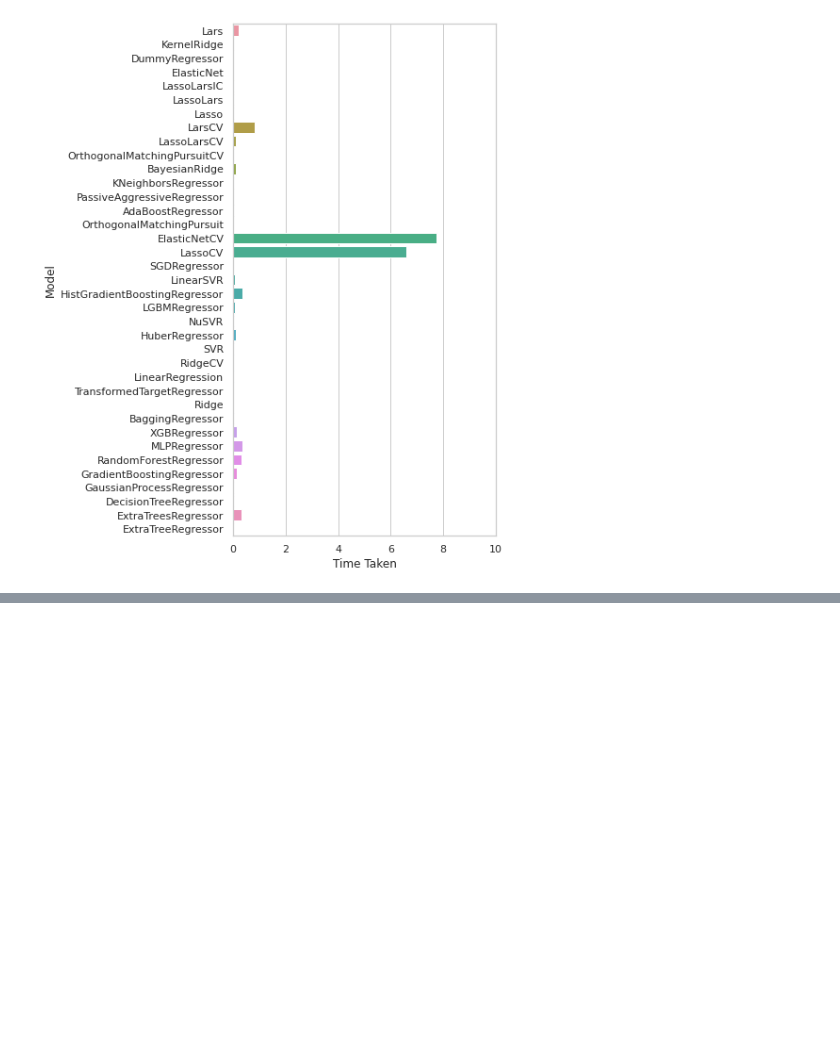
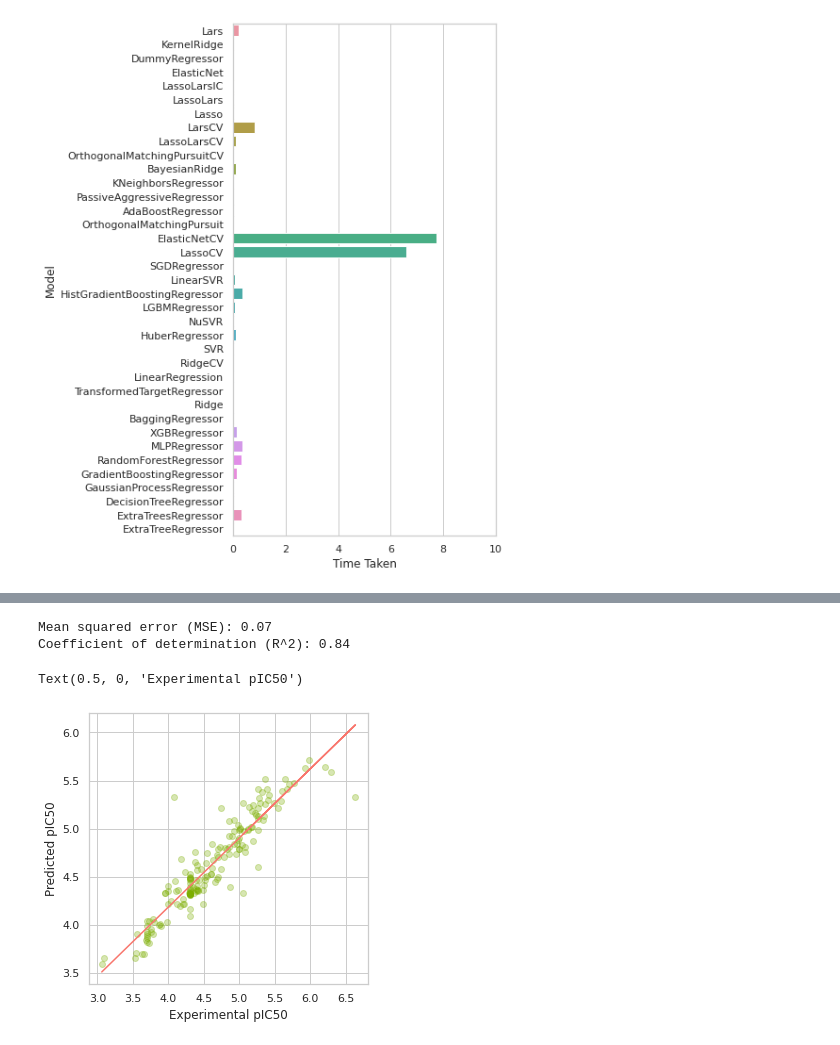
Before and after one commit to truong128/RNA-seq, a Jupyter notebook: Coronavirus_ID_06.ipynb, the cells around one changed output, grey strips where cells are left out. Cells and saved outputs as stored; diff of their text form; code cells hidden in the pictures; blank space fills up the shorter version.

```diff
--- a/Coronavirus_ID_06.ipynb
+++ b/Coronavirus_ID_06.ipynb
@@ -1114,0 +1157,3 @@ ax.set(xlim=(0, 10))
+# %%
+Y = dataset.iloc[:,-1]
+Y
@@ -1114,0 +1173,10 @@ ax.set(xlim=(0, 10))
+# %%
+from sklearn.feature_selection import VarianceThreshold
+
+def remove_low_variance(input_data, threshold=0.1):
+    selection = VarianceThreshold(threshold)
+    selection.fit(input_data)
+    return input_data[input_data.columns[selection.get_support(indices=True)]]
+
+X = remove_low_variance(X, threshold=0.1)
+X
@@ -1114,0 +1207,5 @@ ax.set(xlim=(0, 10))
+# %%
+model = RandomForestRegressor(n_estimators=500, random_state=42)
+model.fit(X, Y)
+r2 = model.score(X, Y)
+r2
@@ -1114,0 +1214,3 @@ ax.set(xlim=(0, 10))
+# %%
+Y_pred = model.predict(X)
+Y_pred
@@ -1114,0 +1235,8 @@ ax.set(xlim=(0, 10))
+# %%
+print('Mean squared error (MSE): %.2f'
+      % mean_squared_error(Y, Y_pred))
+print('Coefficient of determination (R^2): %.2f'
+      % r2_score(Y, Y_pred))
+# %% [output]
+Mean squared error (MSE): 0.07
+Coefficient of determination (R^2): 0.84
@@ -1114,0 +1246,15 @@ ax.set(xlim=(0, 10))
+# %%
+plt.figure(figsize=(5,5))
+plt.scatter(x=Y, y=Y_pred, c="#7CAE00", alpha=0.3)
+
+# Add trendline
+# https://stackoverflow.com/questions/26447191/how-to-add-trendline-in-python-matplotlib-dot-scatter-graphs
+z = np.polyfit(Y, Y_pred, 1)
+p = np.poly1d(z)
+
+plt.plot(Y,p(Y),"#F8766D")
+plt.ylabel('Predicted pIC50')
+plt.xlabel('Experimental pIC50')
+# %% [output]
+Text(0.5, 0, 'Experimental pIC50')
+[figure, added]
```
Also changed, not shown: parts of 15 cells of this notebook.
